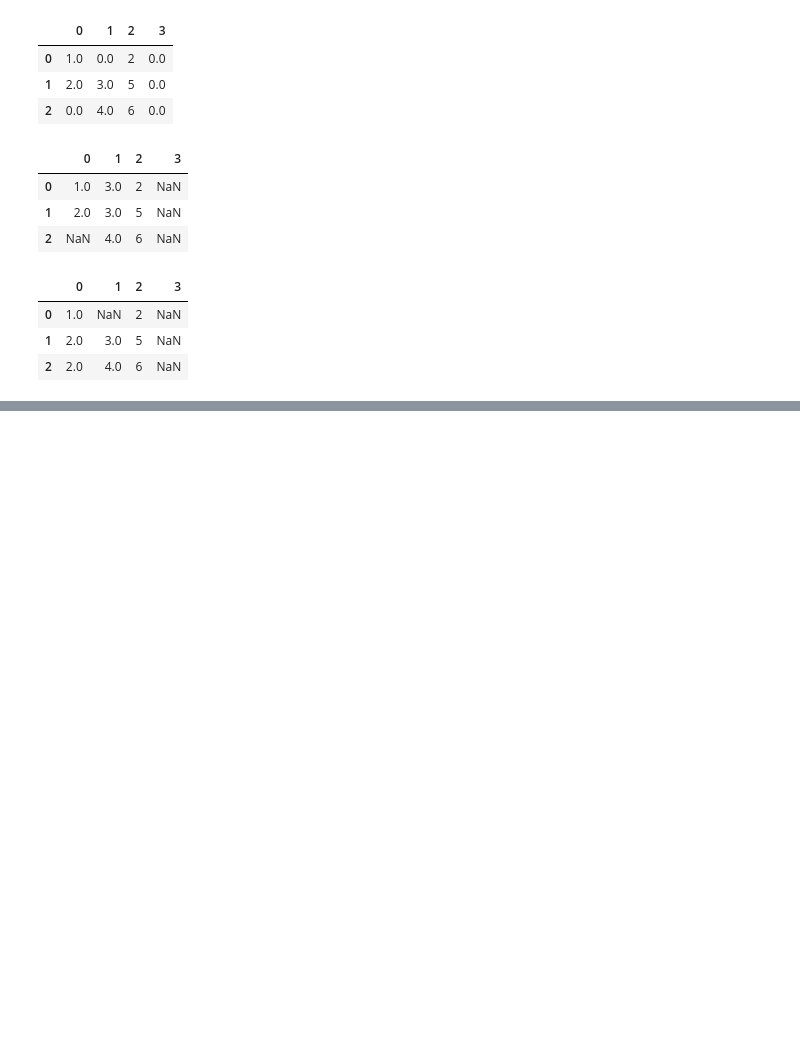
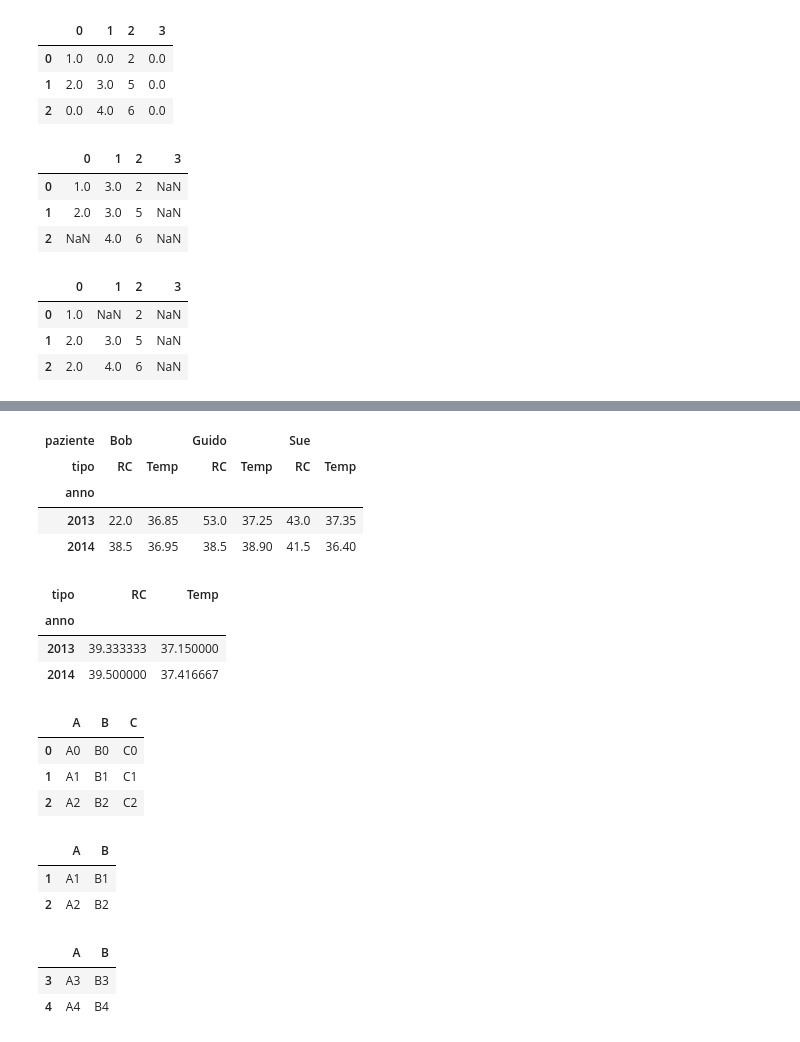
Before and after one commit to ricdip/jupyter_notebooks, a Jupyter notebook: data_science/pandas.ipynb, the cells around one changed output, grey strips where cells are left out. Cells and saved outputs as stored; diff of their text form; code cells hidden in the pictures; blank space fills up the shorter version.

```diff
--- a/data_science/pandas.ipynb
+++ b/data_science/pandas.ipynb
@@ -437,0 +604,40 @@ df.fillna(method='ffill')
+# %%
+# media su indice riga anno
+media_annuale = dati_salute.mean(level='anno')
+media_annuale
+# %% [output]
+| paziente | Bob |  | Guido |  | Sue |  |
+| tipo | RC | Temp | RC | Temp | RC | Temp |
+| anno |  |  |  |  |  |  |
+| 2013 | 22.0 | 36.85 | 53.0 | 37.25 | 43.0 | 37.35 |
+| 2014 | 38.5 | 36.95 | 38.5 | 38.90 | 41.5 | 36.40 |
+# %%
+# media su indice colonna tipo
+media_annuale.mean(level='tipo', axis='columns')
+# %% [output]
+| tipo | RC | Temp |
+| anno |  |  |
+| 2013 | 39.333333 | 37.150000 |
+| 2014 | 39.500000 | 37.416667 |
+# %%
+data1 = pd.DataFrame({'A':['A0','A1','A2'], 'B':['B0','B1','B2'], 'C':['C0','C1','C2']})
+data1
+# %% [output]
+|  | A | B | C |
+| 0 | A0 | B0 | C0 |
+| 1 | A1 | B1 | C1 |
+| 2 | A2 | B2 | C2 |
+# %%
+data2 = pd.DataFrame({'A':['A1','A2'], 'B':['B1','B2']}, index=[1,2])
+data2
+# %% [output]
+|  | A | B |
+| 1 | A1 | B1 |
+| 2 | A2 | B2 |
+# %%
+data3 = pd.DataFrame({'A':['A3','A4'], 'B':['B3','B4']}, index=[3,4])
+data3
+# %% [output]
+|  | A | B |
+| 3 | A3 | B3 |
+| 4 | A4 | B4 |
```
Also changed, not shown: parts of 20 cells of this notebook.
